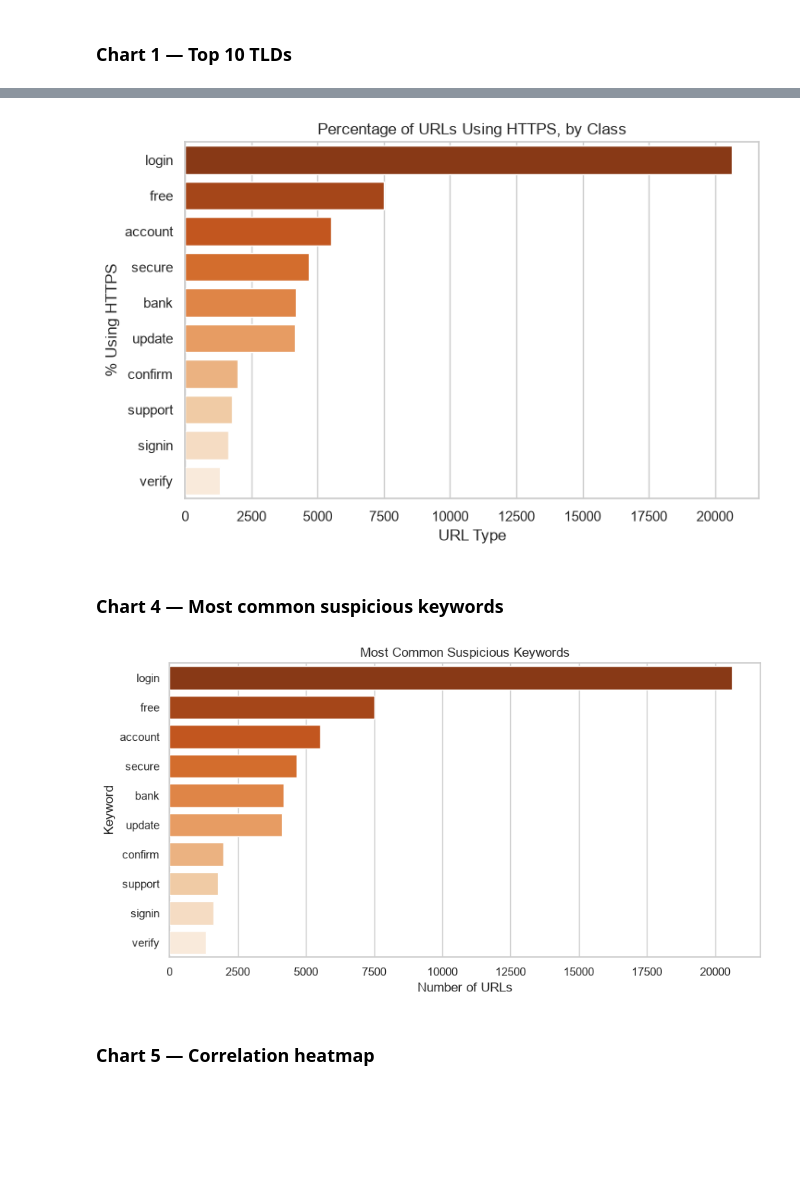
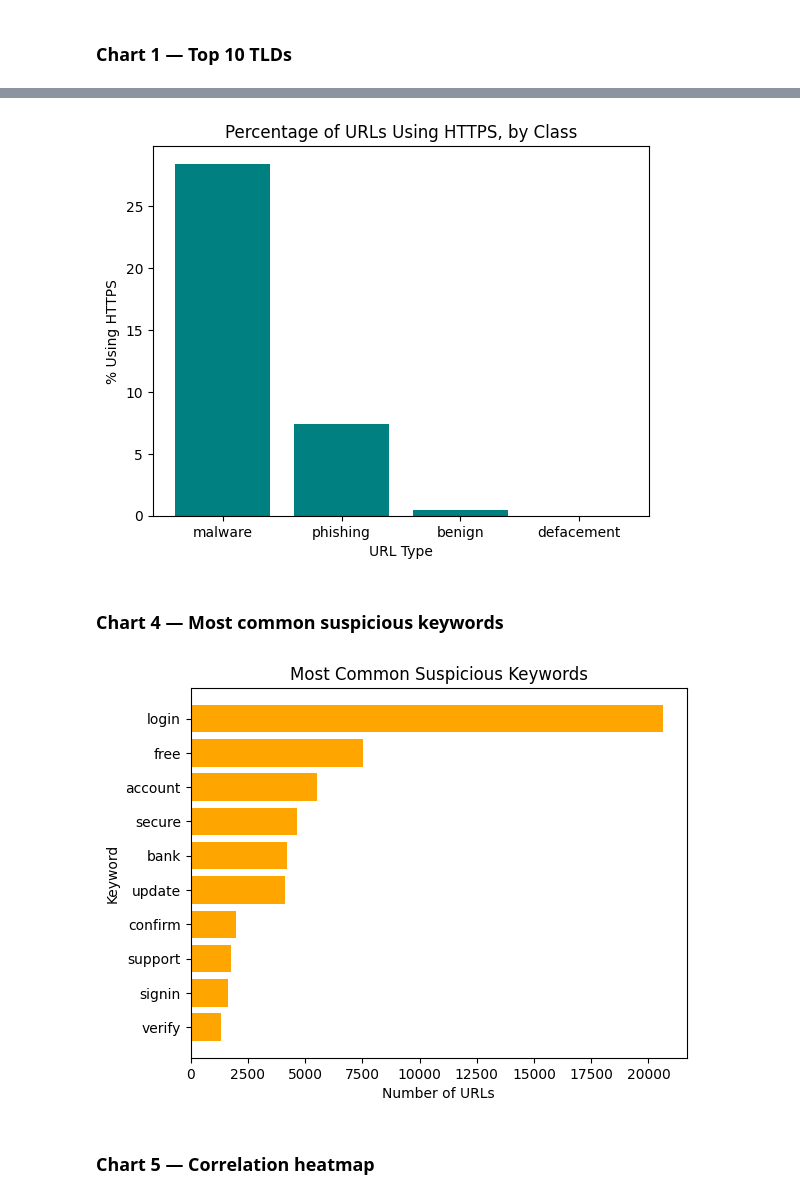
Before and after one commit to karthikchelluri2007/spam-message-analysis-malicious-urls, a Jupyter notebook: 07_Data_Visualization/07_data_visualization.ipynb, the cells around one changed output, grey strips where cells are left out. Cells and saved outputs as stored; diff of their text form; code cells hidden in the pictures; blank space fills up the shorter version.

```diff
--- a/07_Data_Visualization/07_data_visualization.ipynb
+++ b/07_Data_Visualization/07_data_visualization.ipynb
@@ -66,31 +56,28 @@ plt.show()
 # %%
-https_by_type = df_final.groupby("type")["has_https"].mean().mul(100).sort_values(ascending=False)
+https_pct = df.groupby("type")["has_https"].mean() * 100
+https_pct = https_pct.sort_values(ascending=False)
 
-plt.figure(figsize=(8, 5))
-sns.barplot(x=top_keywords.values, y=top_keywords.index, hue=top_keywords.index, palette="Oranges_r", legend=False)
+plt.bar(https_pct.index, https_pct.values, color="teal")
 plt.title("Percentage of URLs Using HTTPS, by Class")
 plt.xlabel("URL Type")
 plt.ylabel("% Using HTTPS")
-plt.savefig(GRAPH_DIR / "03_https_by_class.png", dpi=150, bbox_inches="tight")
 plt.show()
 # %% [output]
-[figure, old version]
+[figure, new version]
 # %% [markdown]
 ### Chart 4 — Most common suspicious keywords
-# %%
-keyword_series = df_final["suspicious_keyword"].str.split(", ").explode()
-keyword_series = keyword_series[keyword_series != "none"]
-
-top_keywords = keyword_series.value_counts().head(10)
-
-plt.figure(figsize=(10, 5))
-sns.barplot(x=top_keywords.values, y=top_keywords.index, hue=top_keywords.index, palette="Oranges_r", legend=False)
-plt.title("Most Common Suspicious Keywords")
-plt.xlabel("Number of URLs")
-plt.ylabel("Keyword")
-plt.savefig(GRAPH_DIR / "04_suspicious_keywords.png", dpi=150, bbox_inches="tight")
-plt.show()
-# %% [output]
-[figure, removed]
+# %%
+# number of URLs containing each word
+word_counts = pd.Series({w: df["url"].str.lower().str.contains(w).sum() for w in words})
+top_words = word_counts.sort_values(ascending=False).head(10)
+
+plt.barh(top_words.index, top_words.values, color="orange")
+plt.gca().invert_yaxis()
+plt.title("Most Common Suspicious Keywords")
+plt.xlabel("Number of URLs")
+plt.ylabel("Keyword")
+plt.show()
+# %% [output]
+[figure, added]
 # %% [markdown]
 ### Chart 5 — Correlation heatmap
```
Also changed, not shown: parts of 17 cells of this notebook, 8 other files.
